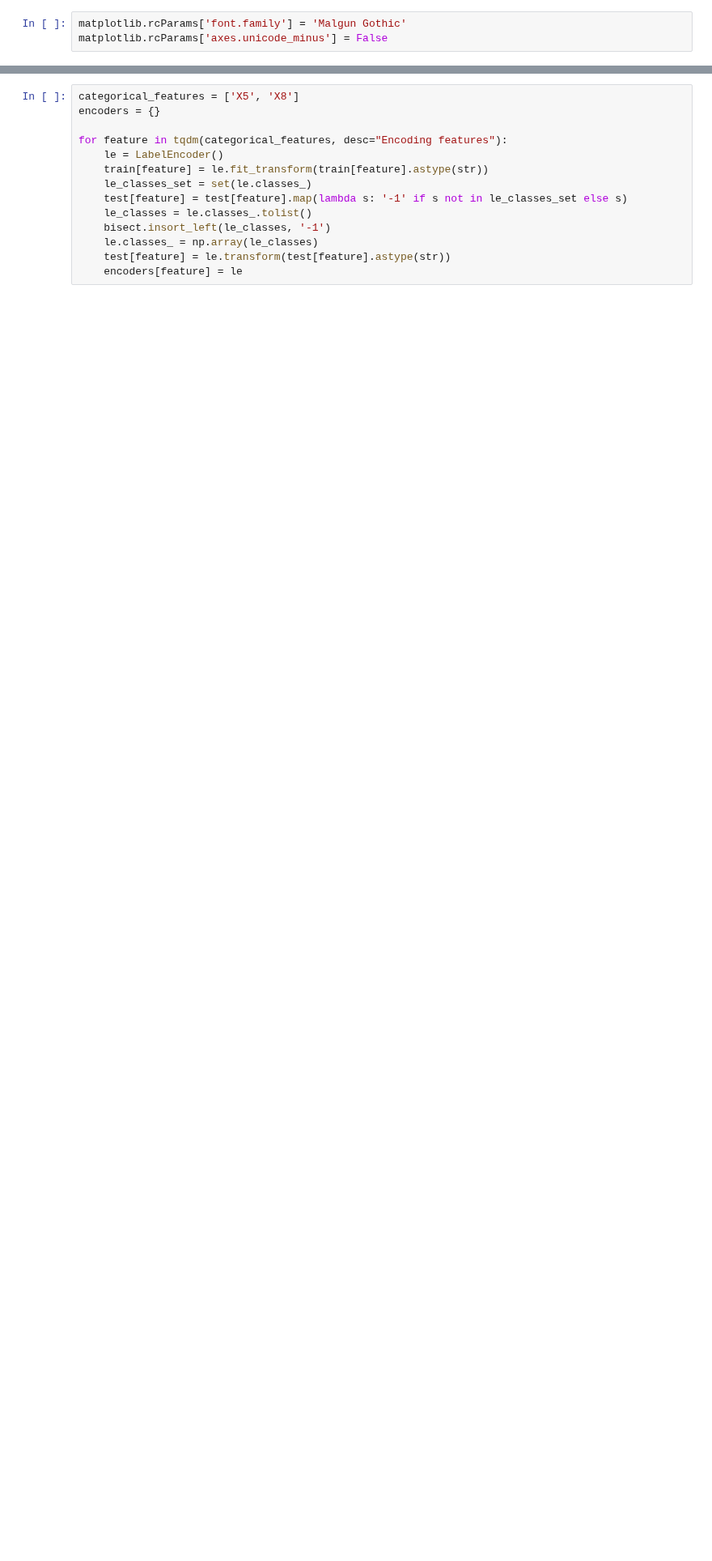
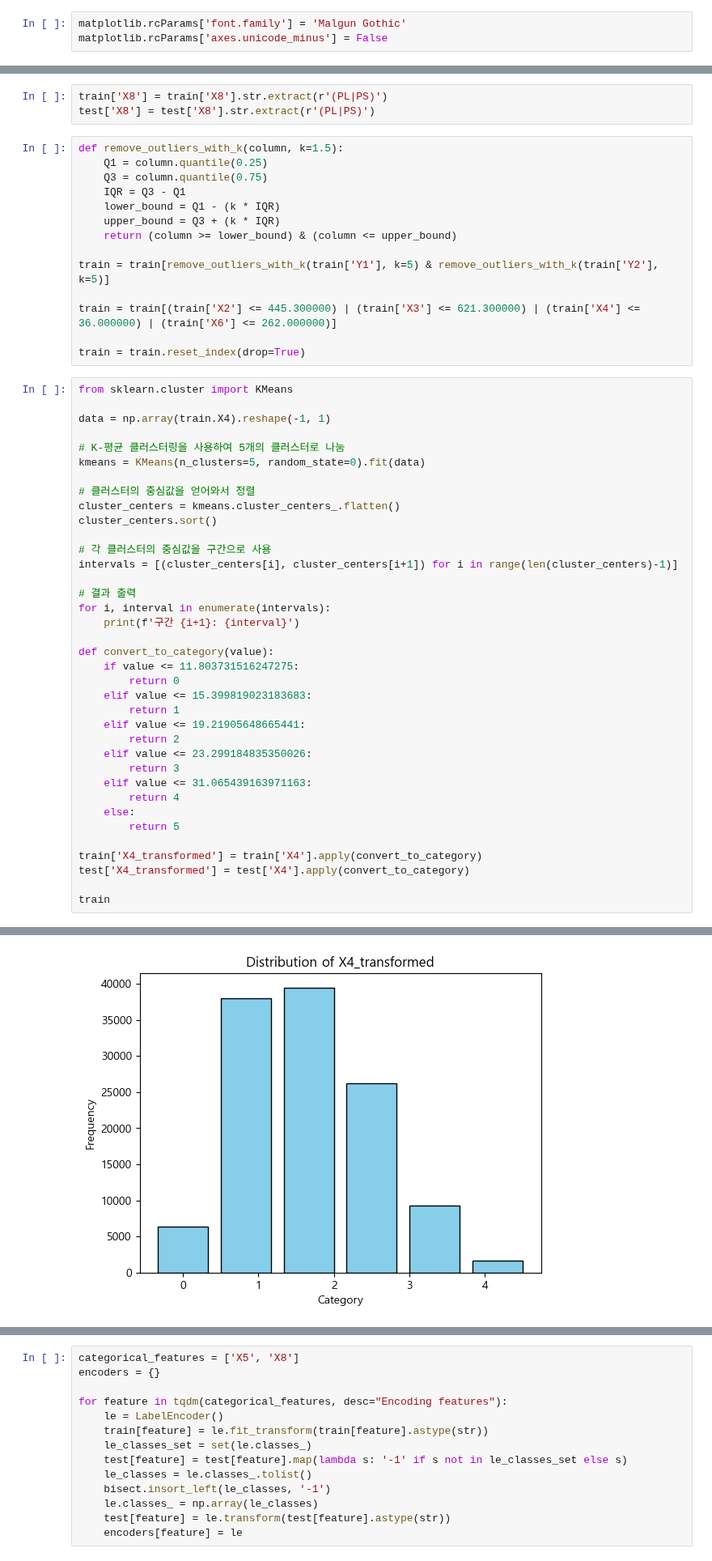
Before and after one commit to dlwls22/Hyundai_DT, a Jupyter notebook: CNC.ipynb, the cells around one changed output, grey strips where cells are left out. Shown at 81% size. Drawn from its saved outputs; the diff is of its cells as text; blank space fills up the shorter version.

```diff
--- a/CNC.ipynb
+++ b/CNC.ipynb
@@ -43,0 +93,55 @@ display(test.head())
+# %%
+train['X8'] = train['X8'].str.extract(r'(PL|PS)')
+test['X8'] = test['X8'].str.extract(r'(PL|PS)')
+# %%
+def remove_outliers_with_k(column, k=1.5):
+    Q1 = column.quantile(0.25)
+    Q3 = column.quantile(0.75)
+    IQR = Q3 - Q1
+    lower_bound = Q1 - (k * IQR)
+    upper_bound = Q3 + (k * IQR)
+    return (column >= lower_bound) & (column <= upper_bound)
+
+train = train[remove_outliers_with_k(train['Y1'], k=5) & remove_outliers_with_k(train['Y2'], k=5)]
+
+train = train[(train['X2'] <= 445.300000) | (train['X3'] <= 621.300000) | (train['X4'] <= 36.000000) | (train['X6'] <= 262.000000)]
+
+train = train.reset_index(drop=True)
+# %%
+from sklearn.cluster import KMeans
+
+data = np.array(train.X4).reshape(-1, 1)
+
+# K-평균 클러스터링을 사용하여 5개의 클러스터로 나눔
+kmeans = KMeans(n_clusters=5, random_state=0).fit(data)
+
+# 클러스터의 중심값을 얻어와서 정렬
+cluster_centers = kmeans.cluster_centers_.flatten()
+cluster_centers.sort()
+
+# 각 클러스터의 중심값을 구간으로 사용
+intervals = [(cluster_centers[i], cluster_centers[i+1]) for i in range(len(cluster_centers)-1)]
+
+# 결과 출력
+for i, interval in enumerate(intervals):
+    print(f'구간 {i+1}: {interval}')
+
+def convert_to_category(value):
+    if value <= 11.803731516247275:
+        return 0
+    elif value <= 15.399819023183683:
+        return 1
+    elif value <= 19.21905648665441:
+        return 2
+    elif value <= 23.299184835350026:
+        return 3
+    elif value <= 31.065439163971163:
+        return 4
+    else:
+        return 5
+
+train['X4_transformed'] = train['X4'].apply(convert_to_category)
+test['X4_transformed'] = test['X4'].apply(convert_to_category)
+
+train
+# %% [output]
@@ -43,0 +152 @@ display(test.head())
+[figure, added]
```
Also changed, not shown: parts of 46 cells of this notebook.
